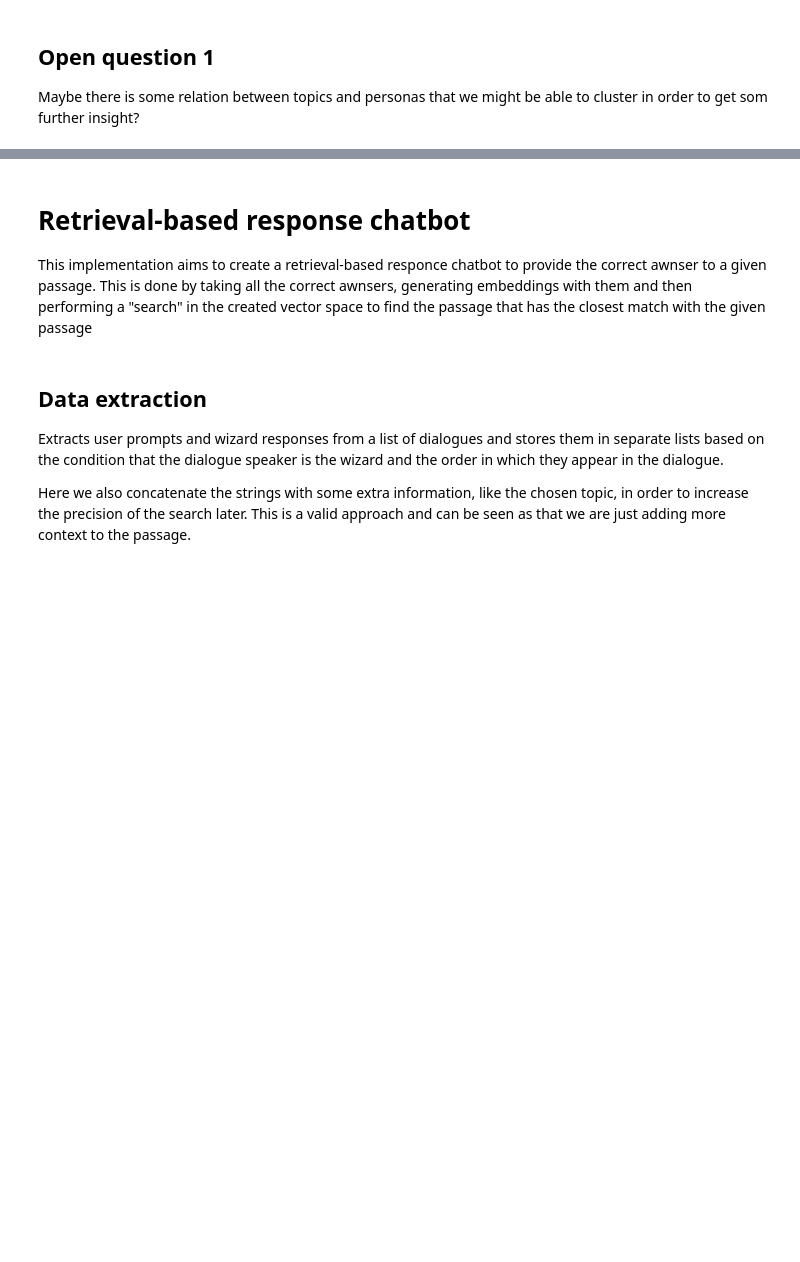
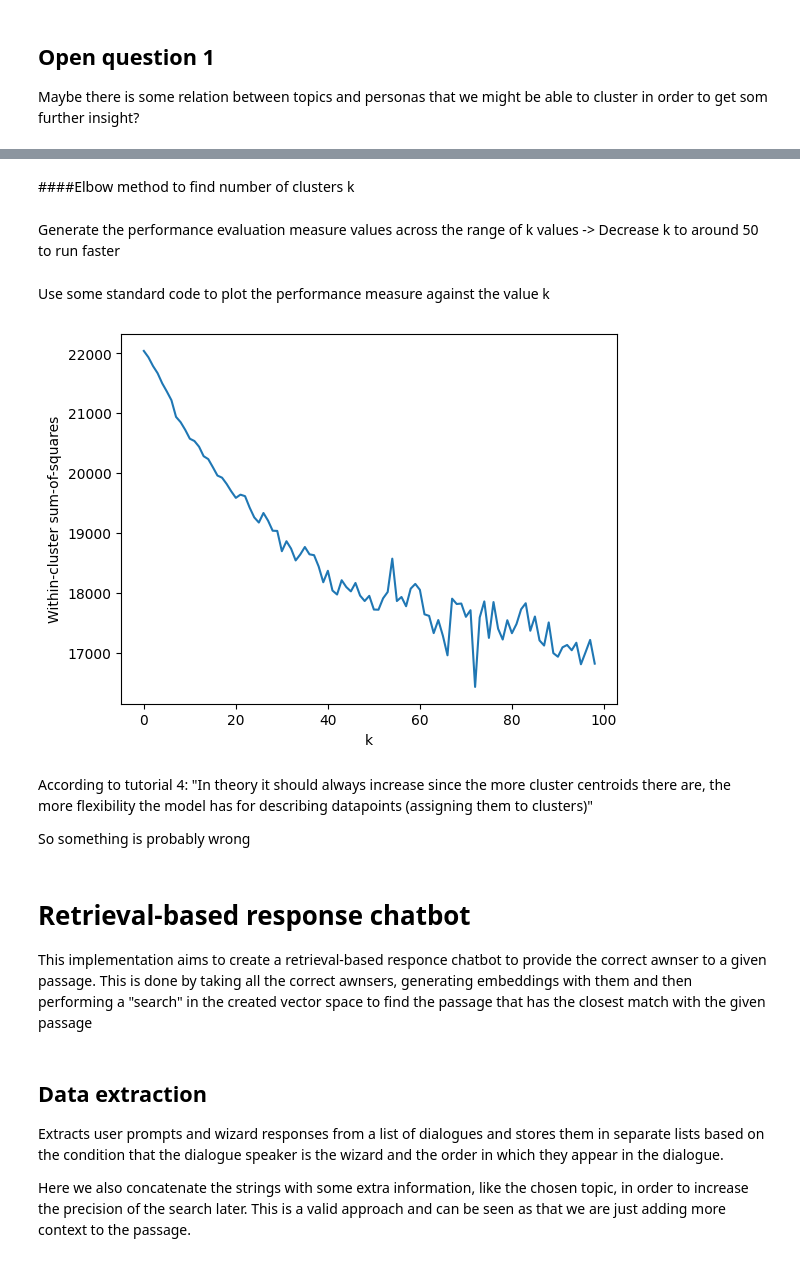
Before and after one commit to adamzki99/nlp-zlatan, a Jupyter notebook: nlp_zlatan.ipynb, the cells around one changed output, grey strips where cells are left out. Drawn from its saved outputs; the diff is of its cells as text; code cells hidden in the pictures; blank space fills up the shorter version.

Commit message:
Some data preprocessing, vectorization and a first (unsuccessful) try to cluster

```diff
--- a/nlp_zlatan.ipynb
+++ b/nlp_zlatan.ipynb
@@ -216,0 +241,4 @@ Maybe there is some relation between topics and personas that we might be able t
+# %%
+from sklearn.feature_extraction.text import TfidfVectorizer
+
+vectorizer = TfidfVectorizer(max_df=0.8, min_df=5, stop_words='english')
@@ -216,0 +247,2 @@ Maybe there is some relation between topics and personas that we might be able t
+# %%
+vectorizer.fit(topics)
@@ -216,0 +288,2 @@ Maybe there is some relation between topics and personas that we might be able t
+# %%
+vector_topics = vectorizer.transform(topics)
@@ -217,3 +316,23 @@ Maybe there is some relation between topics and personas that we might be able t
+# %% [markdown]
+####Elbow method to find number of clusters k
+# %% [markdown]
+Generate the performance evaluation measure values across the range of k values -> Decrease k to around 50 to run faster
+# %%
+performance = [MiniBatchKMeans(n_clusters=k, batch_size=500, random_state=2307).fit(vector_topics).inertia_ for k in range(1,100)]
+# %% [markdown]
+Use some standard code to plot the performance measure against the value k
+# %%
+plt.figure()
+plt.plot(performance)
+plt.ylabel('Within-cluster sum-of-squares')
+plt.xlabel('k')
+plt.show()
+# %% [output]
+[figure, added]
+# %% [markdown]
+According to tutorial 4: "In theory it should always increase since the more cluster centroids there are, the more flexibility the model has for describing datapoints (assigning them to clusters)"
+
+So something is probably wrong
 # %% [markdown]
 # Retrieval-based response chatbot
 
```
Also changed, not shown: parts of 21 cells of this notebook.
